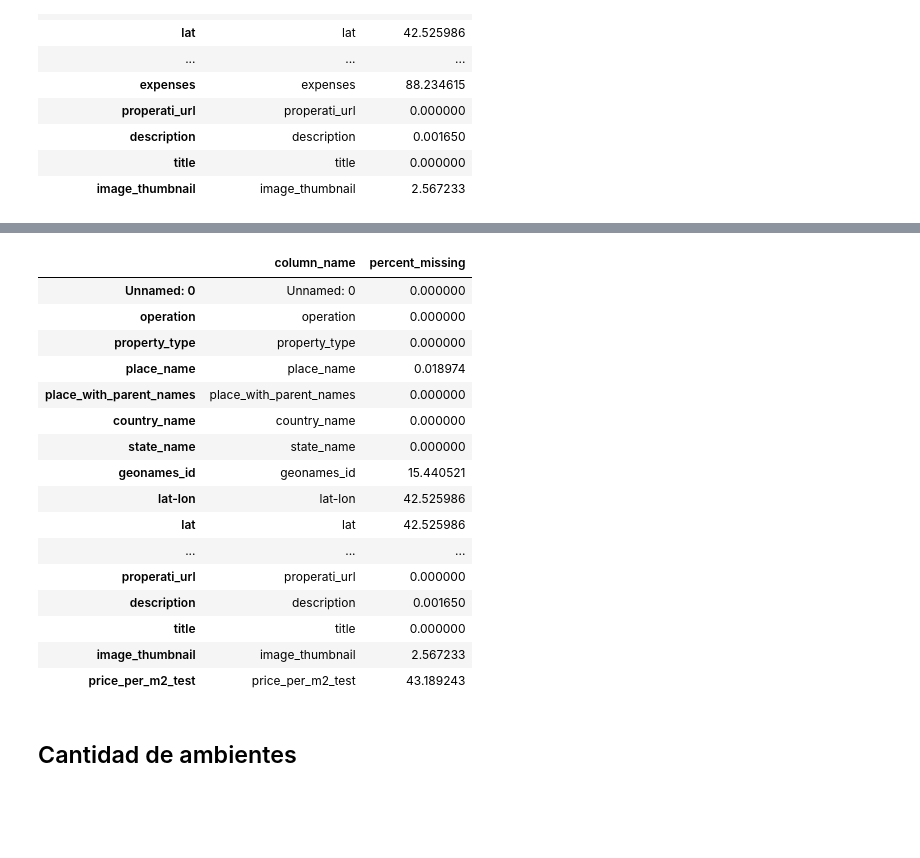
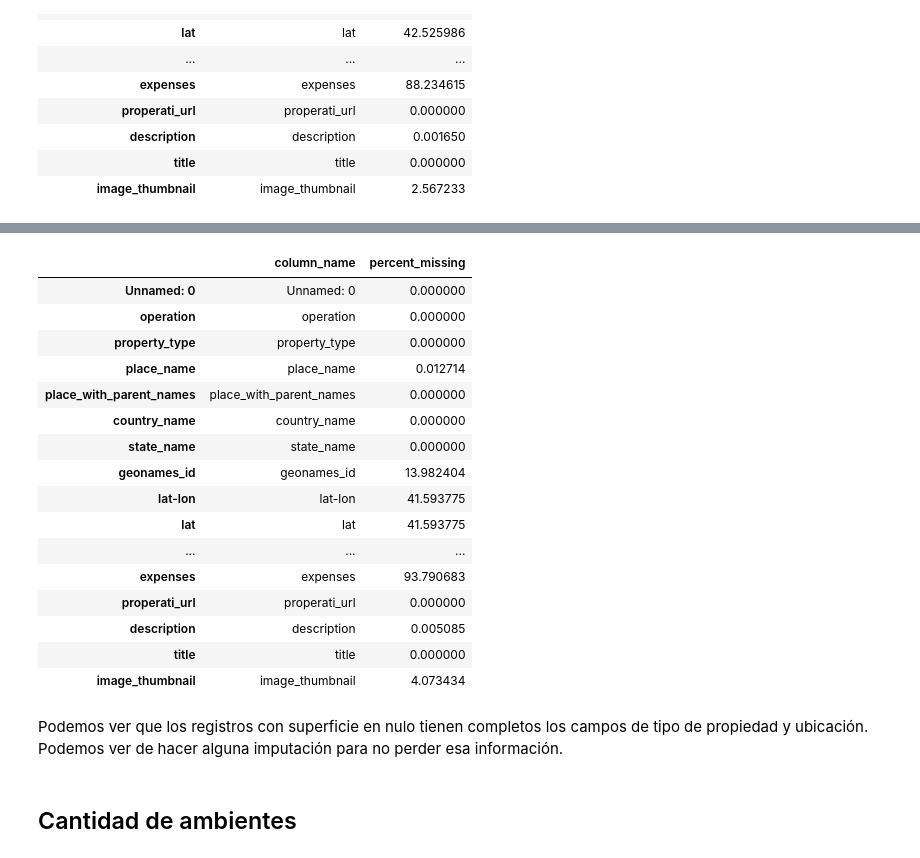
Before and after one commit to snjauregui/kaggle-courses, a Jupyter notebook: TP1_Properati.ipynb, the cells around one changed output, grey strips where cells are left out. Saved outputs shown, nothing was run; the diff lists cells and outputs as text; code cells hidden in the pictures; blank space fills up the shorter version.

```diff
--- a/TP1_Properati.ipynb
+++ b/TP1_Properati.ipynb
@@ -142,0 +143,3 @@ missing_value_df
+# %%
+properatti_data_nulls_sup = properatti_data[properatti_data.surface_total_in_m2.isnull()]
+properatti_data_nulls_sup
@@ -143,29 +160,28 @@ missing_value_df
 # %%
-properatti_data_nulls = properatti_data
-properatti_data_nulls['price_per_m2_test'] = properatti_data_nulls['price_aprox_usd'] / properatti_data_nulls['surface_total_in_m2']
-
-percent_missing = properatti_data_nulls.isnull().sum() * 100 / len(properatti_data_nulls)
-missing_value_df = pd.DataFrame({'column_name': properatti_data_nulls.columns,
+percent_missing = properatti_data_nulls_sup.isnull().sum() * 100 / len(properatti_data_nulls_sup)
+missing_value_df = pd.DataFrame({'column_name': properatti_data_nulls_sup.columns,
                                  'percent_missing': percent_missing})
 missing_value_df
 # %% [output]
 |  | column_name | percent_missing |
 | Unnamed: 0 | Unnamed: 0 | 0.000000 |
 | operation | operation | 0.000000 |
 | property_type | property_type | 0.000000 |
-| place_name | place_name | 0.018974 |
+| place_name | place_name | 0.012714 |
 | place_with_parent_names | place_with_parent_names | 0.000000 |
 | country_name | country_name | 0.000000 |
 | state_name | state_name | 0.000000 |
-| geonames_id | geonames_id | 15.440521 |
-| lat-lon | lat-lon | 42.525986 |
-| lat | lat | 42.525986 |
+| geonames_id | geonames_id | 13.982404 |
+| lat-lon | lat-lon | 41.593775 |
+| lat | lat | 41.593775 |
 | ... | ... | ... |
+| expenses | expenses | 93.790683 |
 | properati_url | properati_url | 0.000000 |
-| description | description | 0.001650 |
+| description | description | 0.005085 |
 | title | title | 0.000000 |
-| image_thumbnail | image_thumbnail | 2.567233 |
-| price_per_m2_test | price_per_m2_test | 43.189243 |
+| image_thumbnail | image_thumbnail | 4.073434 |
+# %% [markdown]
+Podemos ver que los registros con superficie en nulo tienen completos los campos de tipo de propiedad y ubicación. Podemos ver de hacer alguna imputación para no perder esa información.
 # %% [markdown]
 ## Cantidad de ambientes
 # %%
```
Also changed, not shown: parts of 6 cells of this notebook.
